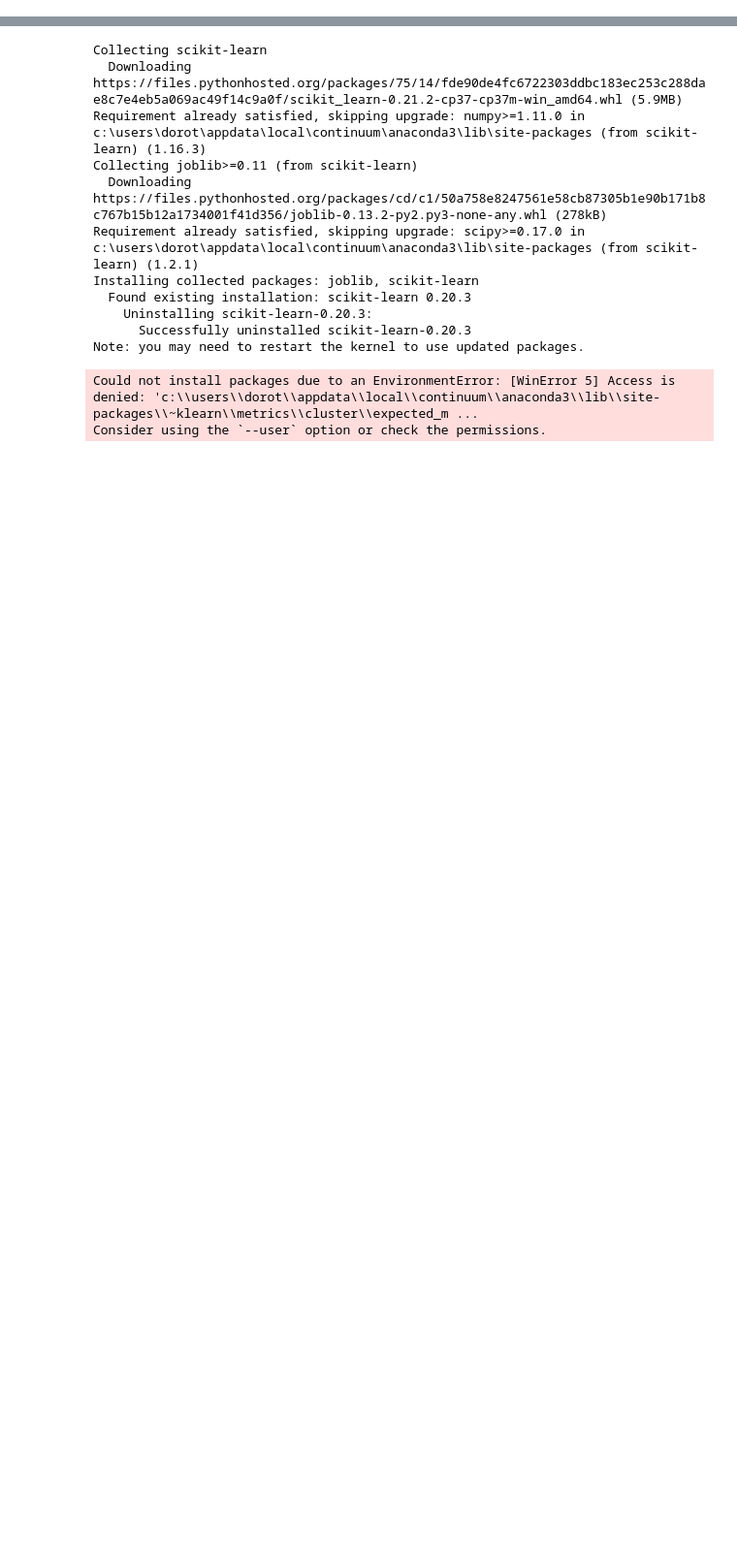
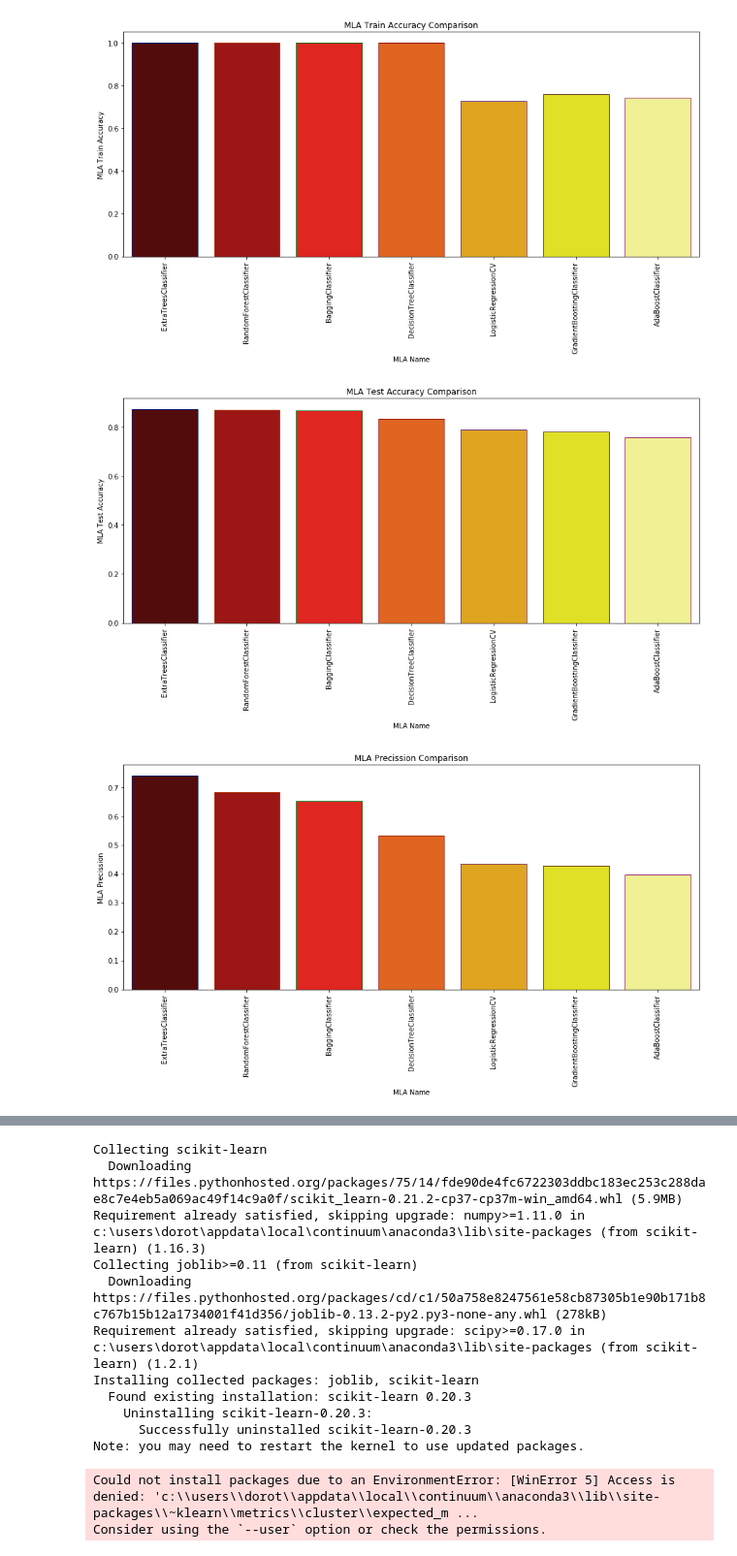
Before and after one commit to drajsel/Outliers, a Jupyter notebook: dokumentacija za Mozgalo/5_training_model.ipynb, the cells around one changed output, grey strips where cells are left out. Shown at 97% size. Drawn from its saved outputs; the diff is of its cells as text; code cells hidden in the pictures; blank space fills up the shorter version.

```diff
--- a/dokumentacija za Mozgalo/5_training_model.ipynb
+++ b/dokumentacija za Mozgalo/5_training_model.ipynb
@@ -97,0 +407,8 @@ student.to_csv('student.csv')
+# %%
+# random oversampling
+MLA_compare = compare_MLA(True, False, x_train, y_train, x_test, y_test)
+MLA_compare
+# %% [output]
+[figure, added]
+[figure, added]
+[figure, added]
```
Also changed, not shown: parts of 76 cells of this notebook, 1 other file.
